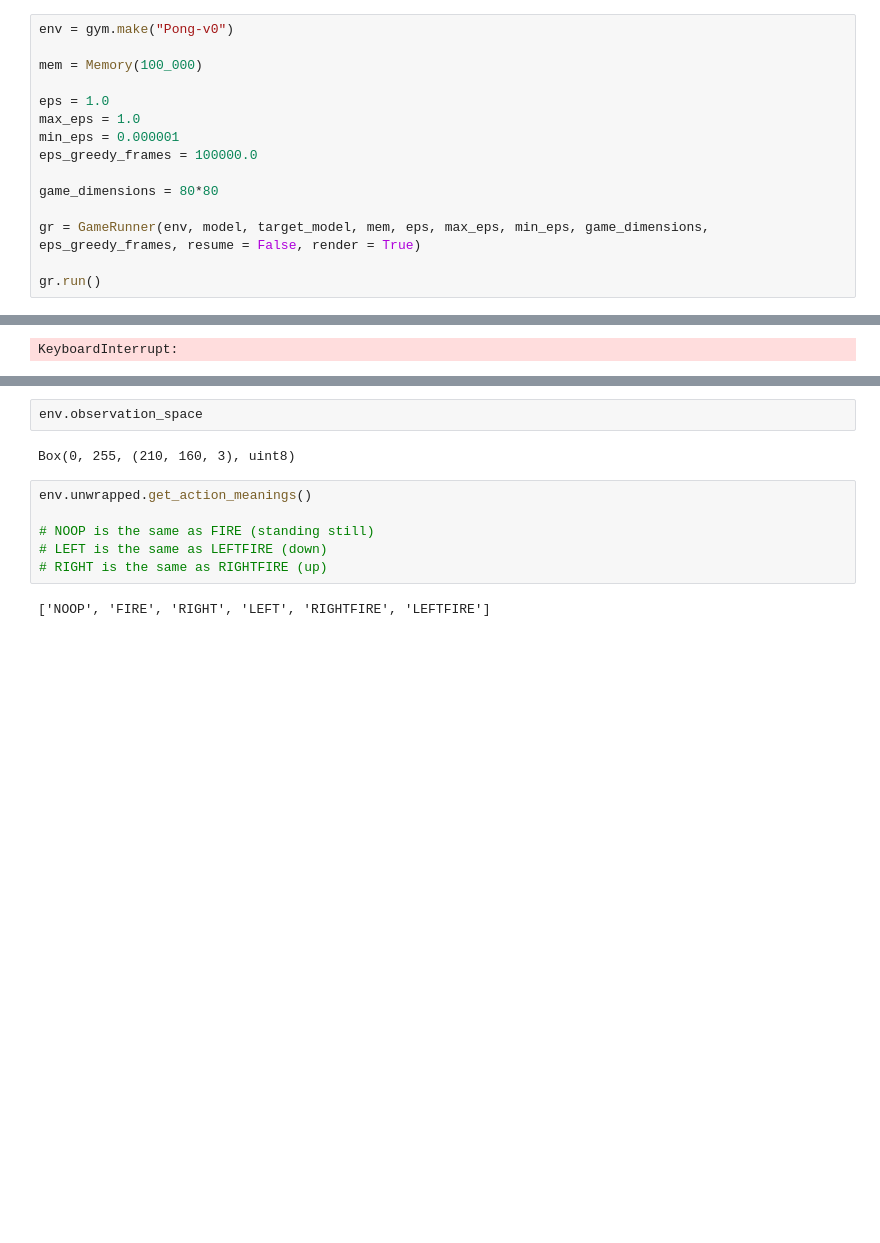
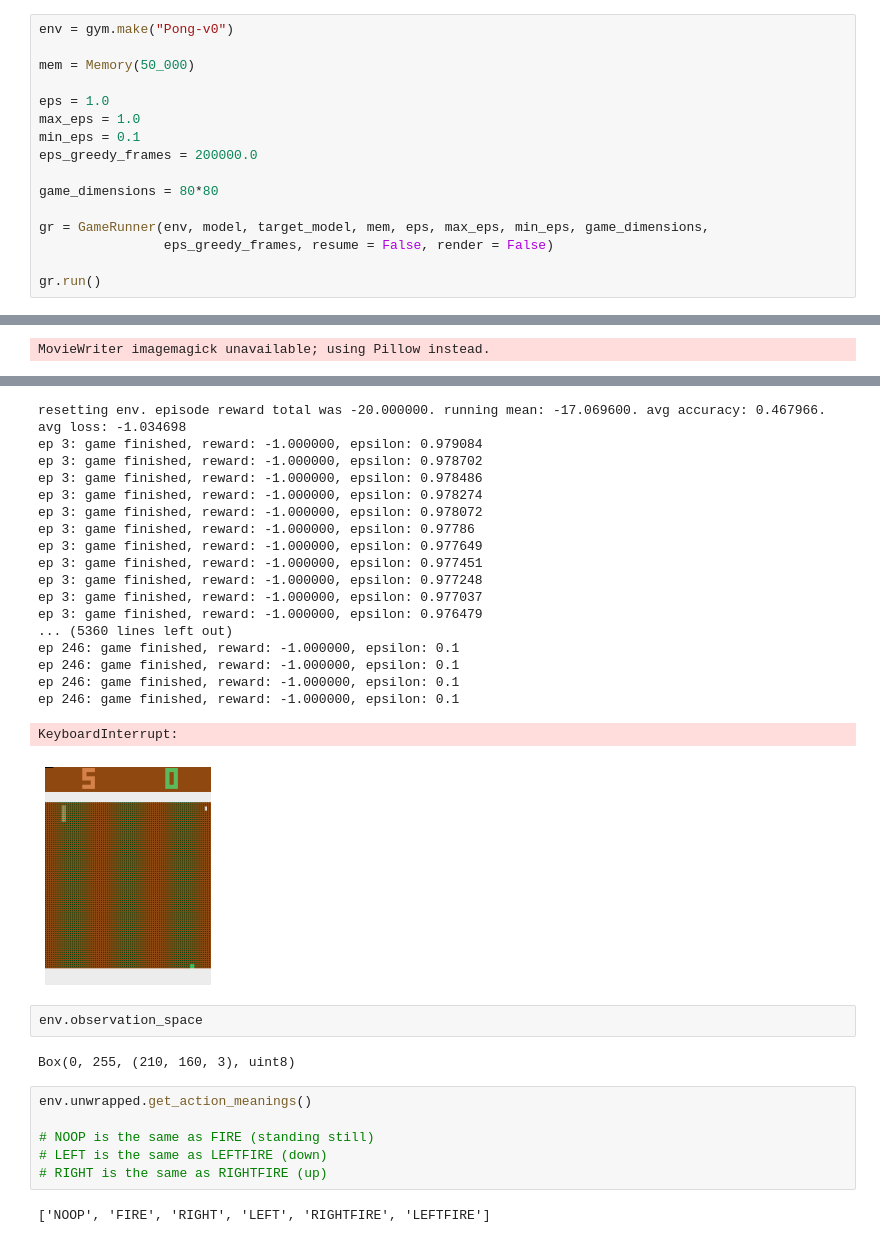
Before and after one commit to Shyamsaibethina/DLG-AI-2021, a Jupyter notebook: MV1.ipynb, the cells around one changed output, grey strips where cells are left out. Cells and saved outputs as stored; diff of their text form; blank space fills up the shorter version.

```diff
--- a/MV1.ipynb
+++ b/MV1.ipynb
@@ -164,16 +203,17 @@ class GameRunner:
 # %%
 env = gym.make("Pong-v0")
 
-mem = Memory(100_000)
+mem = Memory(50_000)
 
 eps = 1.0
 max_eps = 1.0
-min_eps = 0.000001
-eps_greedy_frames = 100000.0
+min_eps = 0.1
+eps_greedy_frames = 200000.0
 
 game_dimensions = 80*80
 
-gr = GameRunner(env, model, target_model, mem, eps, max_eps, min_eps, game_dimensions, eps_greedy_frames, resume = False, render = True)
+gr = GameRunner(env, model, target_model, mem, eps, max_eps, min_eps, game_dimensions,
+                eps_greedy_frames, resume = False, render = False)
 
 gr.run()
 # %% [output]
@@ -217 +254 @@ Epoch 50/50
-KeyboardInterrupt:
+MovieWriter imagemagick unavailable; using Pillow instead.
@@ -218,3 +272,22 @@ KeyboardInterrupt:
+resetting env. episode reward total was -20.000000. running mean: -17.069600. avg accuracy: 0.467966. avg loss: -1.034698
+ep 3: game finished, reward: -1.000000, epsilon: 0.979084
+ep 3: game finished, reward: -1.000000, epsilon: 0.978702
+ep 3: game finished, reward: -1.000000, epsilon: 0.978486
+ep 3: game finished, reward: -1.000000, epsilon: 0.978274
+ep 3: game finished, reward: -1.000000, epsilon: 0.978072
+ep 3: game finished, reward: -1.000000, epsilon: 0.97786
+ep 3: game finished, reward: -1.000000, epsilon: 0.977649
+ep 3: game finished, reward: -1.000000, epsilon: 0.977451
+ep 3: game finished, reward: -1.000000, epsilon: 0.977248
+ep 3: game finished, reward: -1.000000, epsilon: 0.977037
+ep 3: game finished, reward: -1.000000, epsilon: 0.976479
+... (5360 lines left out)
+ep 246: game finished, reward: -1.000000, epsilon: 0.1
+ep 246: game finished, reward: -1.000000, epsilon: 0.1
+ep 246: game finished, reward: -1.000000, epsilon: 0.1
+ep 246: game finished, reward: -1.000000, epsilon: 0.1
+KeyboardInterrupt:
+[figure, added]
 # %%
 env.observation_space
 # %% [output]
```
Also changed, not shown: parts of 8 cells of this notebook.
